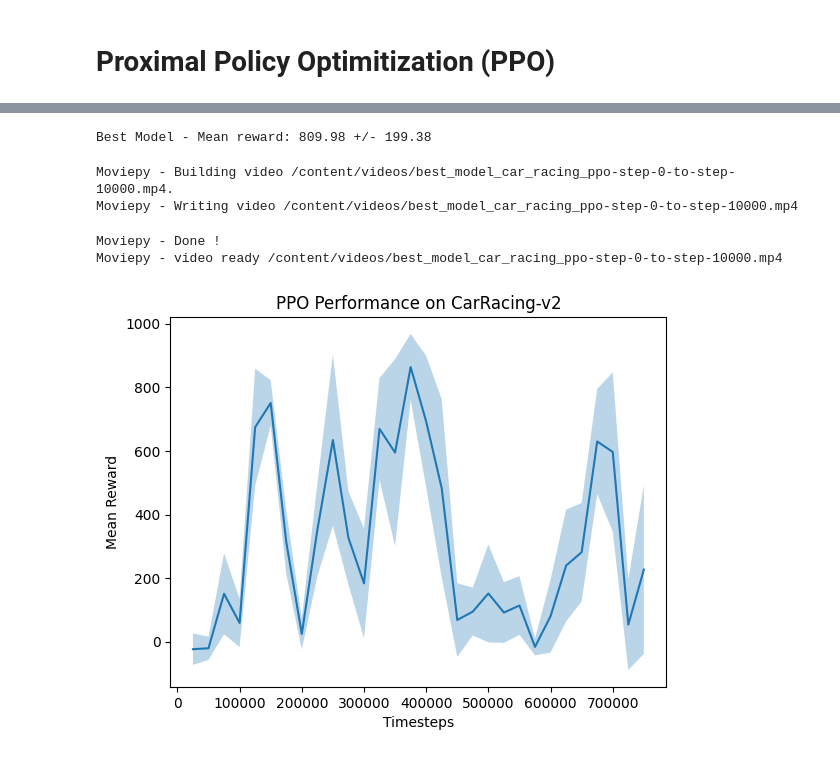
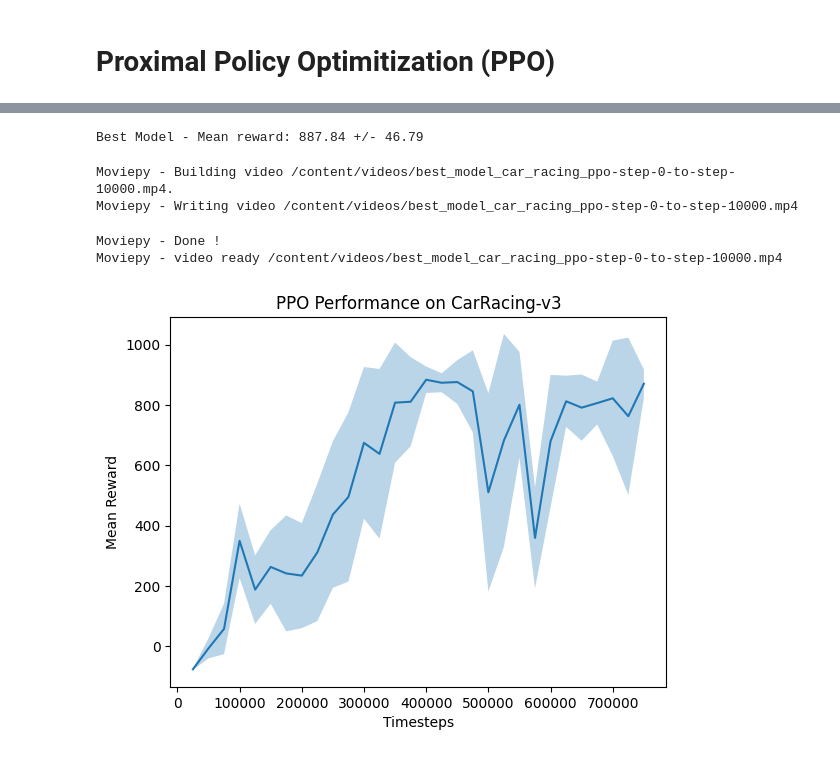
Before and after one commit to kuds/rl-car-racing, a Jupyter notebook: [Car Racing] Proximal Policy Optimization (PPO).ipynb, the cells around one changed output, grey strips where cells are left out. Cells and saved outputs as stored; diff of their text form; code cells hidden in the pictures.

```diff
--- a/[Car Racing] Proximal Policy Optimization (PPO).ipynb
+++ b/[Car Racing] Proximal Policy Optimization (PPO).ipynb
@@ -78,5 +84,5 @@ Action Space Size:  (3,)
 # %%
-env_str = "CarRacing-v2"
+env_str = "CarRacing-v3"
 log_dir = "./logs/{}".format(env_str)
 gray_scale = True
 
@@ -152,7 +168,7 @@ for _ in range(10000):
 
 env.close()
 # %% [output]
-Best Model - Mean reward: 809.98 +/- 199.38
+Best Model - Mean reward: 887.84 +/- 46.79
 Moviepy - Building video /content/videos/best_model_car_racing_ppo-step-0-to-step-10000.mp4.
 Moviepy - Writing video /content/videos/best_model_car_racing_ppo-step-0-to-step-10000.mp4
 Moviepy - Done !
@@ -160,26 +176,26 @@ Moviepy - video ready /content/videos/best_model_car_racing_ppo-step-0-to-step-1
 # %%
 # Load the evaluations.npz file
 data = numpy.load(os.path.join(log_dir, "evaluations.npz"))
 
 # Extract the relevant data
 timesteps = data['timesteps']
 results = data['results']
 
 # Calculate the mean and standard deviation of the results
 mean_results = numpy.mean(results, axis=1)
 std_results = numpy.std(results, axis=1)
 
 # Plot the results
 matplotlib.pyplot.figure()
 matplotlib.pyplot.plot(timesteps, mean_results)
 matplotlib.pyplot.fill_between(timesteps,
                                mean_results - std_results,
                                mean_results + std_results,
                                alpha=0.3)
 
 matplotlib.pyplot.xlabel('Timesteps')
 matplotlib.pyplot.ylabel('Mean Reward')
-matplotlib.pyplot.title('PPO Performance on CarRacing-v2')
+matplotlib.pyplot.title(f"PPO Performance on {env_str}")
 matplotlib.pyplot.show()
 # %% [output]
-[figure, old version]
+[figure, new version]
```
Also changed, not shown: parts of 5 cells of this notebook.
